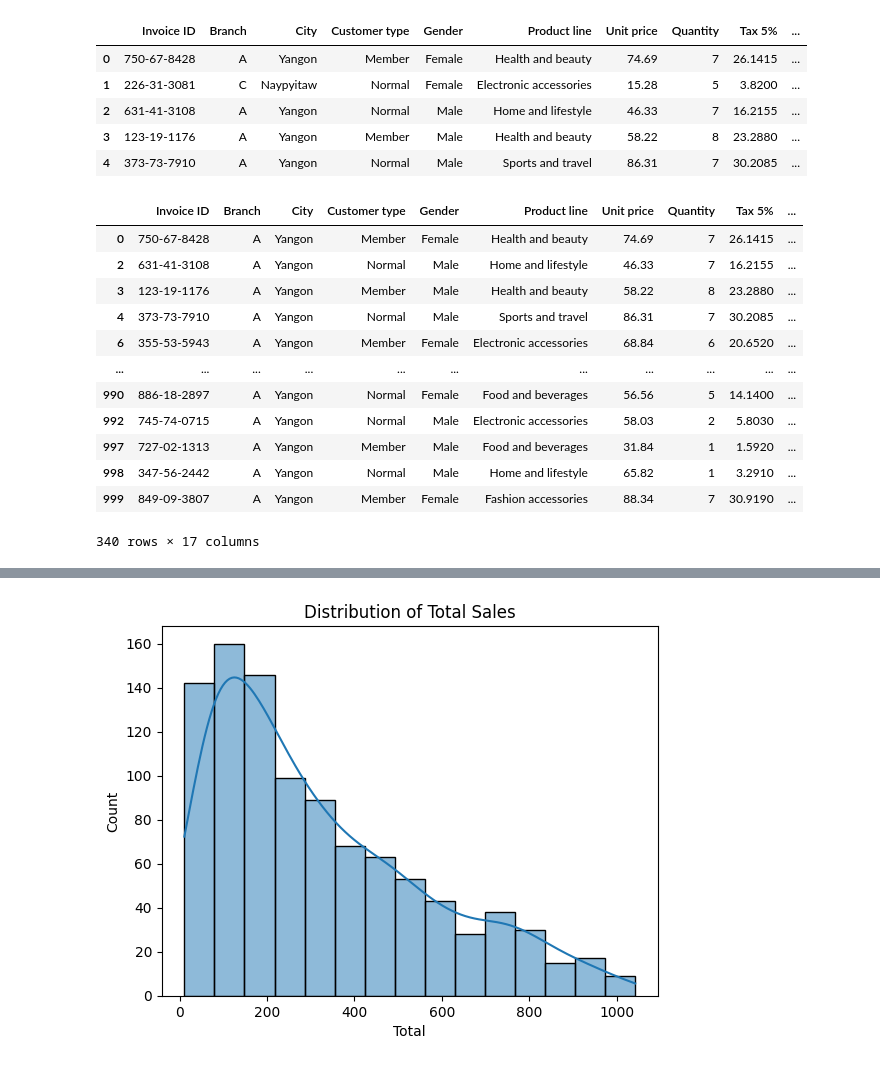
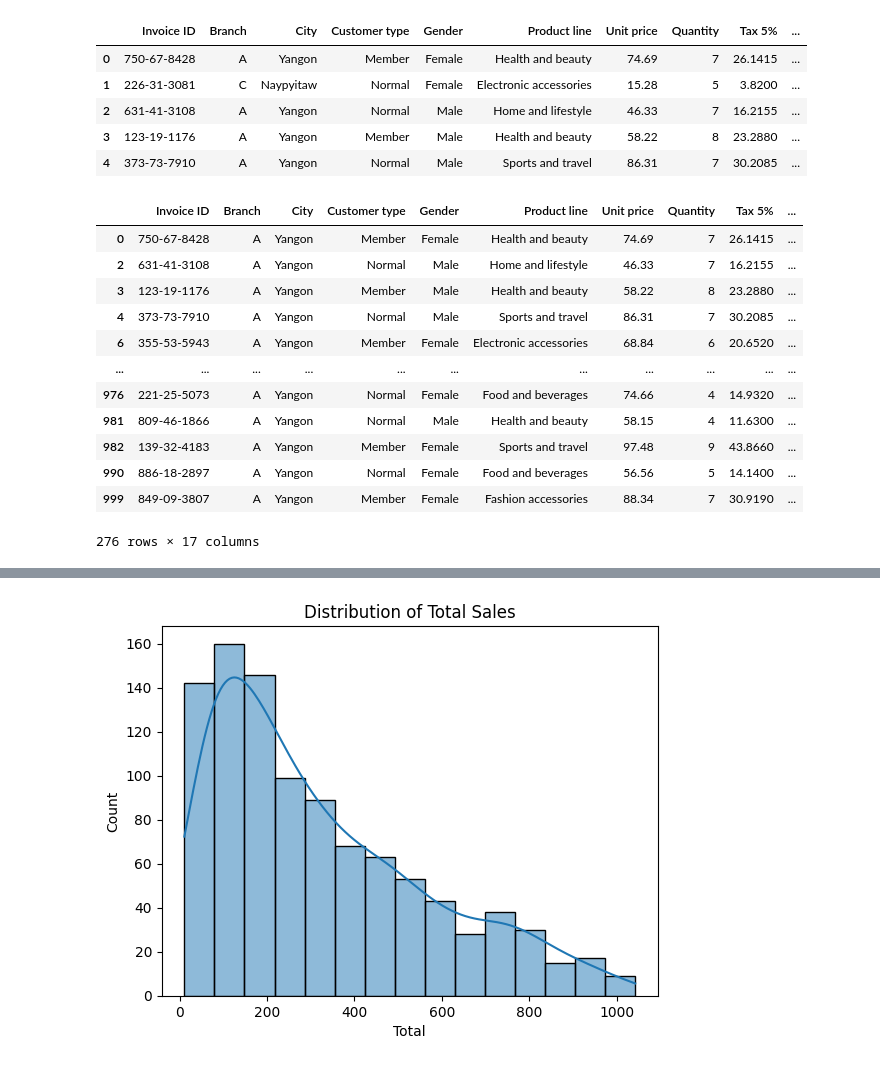
Before and after one commit to ShahzaibSE/hackerrank-problems, a Jupyter notebook: python-code/data-science/supermarket-sales/index.ipynb, the cells around one changed output, grey strips where cells are left out. Drawn from its saved outputs; the diff is of its cells as text; code cells hidden in the pictures.

```diff
--- a/python-code/data-science/supermarket-sales/index.ipynb
+++ b/python-code/data-science/supermarket-sales/index.ipynb
@@ -57,24 +57,33 @@ data[data['Quantity'] > 2].head()
 | 2 | 631-41-3108 | A | Yangon | Normal | Male | Home and lifestyle | 46.33 | 7 | 16.2155 | ... |
 | 3 | 123-19-1176 | A | Yangon | Member | Male | Health and beauty | 58.22 | 8 | 23.2880 | ... |
 | 4 | 373-73-7910 | A | Yangon | Normal | Male | Sports and travel | 86.31 | 7 | 30.2085 | ... |
-# %%
-def getDataByBranch(data:pd.DataFrame, branch_name):
-    if data:
-        return data[data[branch_name]]
-
-getDataByBranch(data, 'A')
-data[data['Branch'] == 'A']
-# %% [output]
-|  | Invoice ID | Branch | City | Customer type | Gender | Product line | Unit price | Quantity | Tax 5% | ... |
-| 0 | 750-67-8428 | A | Yangon | Member | Female | Health and beauty | 74.69 | 7 | 26.1415 | ... |
-| 2 | 631-41-3108 | A | Yangon | Normal | Male | Home and lifestyle | 46.33 | 7 | 16.2155 | ... |
-| 3 | 123-19-1176 | A | Yangon | Member | Male | Health and beauty | 58.22 | 8 | 23.2880 | ... |
-| 4 | 373-73-7910 | A | Yangon | Normal | Male | Sports and travel | 86.31 | 7 | 30.2085 | ... |
-| 6 | 355-53-5943 | A | Yangon | Member | Female | Electronic accessories | 68.84 | 6 | 20.6520 | ... |
-| ... | ... | ... | ... | ... | ... | ... | ... | ... | ... | ... |
-| 990 | 886-18-2897 | A | Yangon | Normal | Female | Food and beverages | 56.56 | 5 | 14.1400 | ... |
-| 992 | 745-74-0715 | A | Yangon | Normal | Male | Electronic accessories | 58.03 | 2 | 5.8030 | ... |
-| 997 | 727-02-1313 | A | Yangon | Member | Male | Food and beverages | 31.84 | 1 | 1.5920 | ... |
-| 998 | 347-56-2442 | A | Yangon | Normal | Male | Home and lifestyle | 65.82 | 1 | 3.2910 | ... |
-| 999 | 849-09-3807 | A | Yangon | Member | Female | Fashion accessories | 88.34 | 7 | 30.9190 | ... |
-340 rows × 17 columns
+# %%
+import pandas as pd
+
+def getDataByBranch(data: pd.DataFrame, branch_name: str):
+    if data is not None and 'Branch' in data.columns:
+        # Filter rows where 'Branch' matches the given branch_name
+        return data[data['Branch'] == branch_name]
+    else:
+        # Handle invalid data
+        return pd.DataFrame()  # Return an empty DataFrame
+
+# Example usage
+filtered_data = getDataByBranch(data, 'A')
+filtered_data[data['Quantity'] > 2]
+
+# 270 sales has quantity over 2 in Branch
+# %% [output]
+|  | Invoice ID | Branch | City | Customer type | Gender | Product line | Unit price | Quantity | Tax 5% | ... |
+| 0 | 750-67-8428 | A | Yangon | Member | Female | Health and beauty | 74.69 | 7 | 26.1415 | ... |
+| 2 | 631-41-3108 | A | Yangon | Normal | Male | Home and lifestyle | 46.33 | 7 | 16.2155 | ... |
+| 3 | 123-19-1176 | A | Yangon | Member | Male | Health and beauty | 58.22 | 8 | 23.2880 | ... |
+| 4 | 373-73-7910 | A | Yangon | Normal | Male | Sports and travel | 86.31 | 7 | 30.2085 | ... |
+| 6 | 355-53-5943 | A | Yangon | Member | Female | Electronic accessories | 68.84 | 6 | 20.6520 | ... |
+| ... | ... | ... | ... | ... | ... | ... | ... | ... | ... | ... |
+| 976 | 221-25-5073 | A | Yangon | Normal | Female | Food and beverages | 74.66 | 4 | 14.9320 | ... |
+| 981 | 809-46-1866 | A | Yangon | Normal | Male | Health and beauty | 58.15 | 4 | 11.6300 | ... |
+| 982 | 139-32-4183 | A | Yangon | Member | Female | Sports and travel | 97.48 | 9 | 43.8660 | ... |
+| 990 | 886-18-2897 | A | Yangon | Normal | Female | Food and beverages | 56.56 | 5 | 14.1400 | ... |
+| 999 | 849-09-3807 | A | Yangon | Member | Female | Fashion accessories | 88.34 | 7 | 30.9190 | ... |
+276 rows × 17 columns
```
Also changed, not shown: parts of 2 cells of this notebook, 1 other file.
